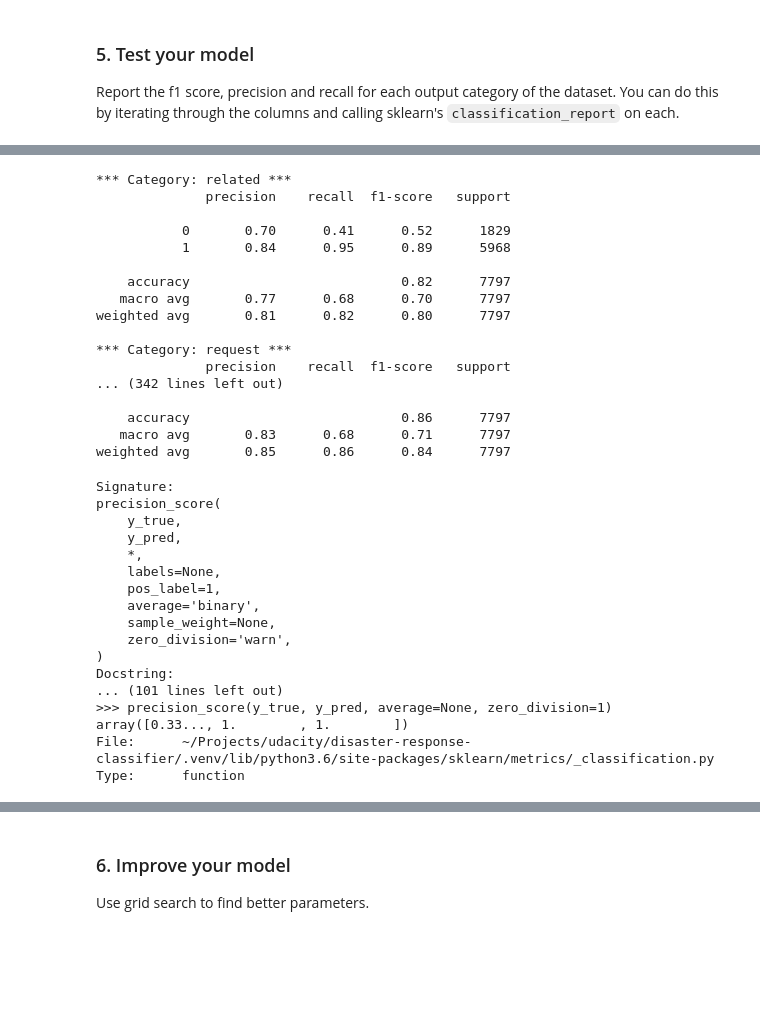
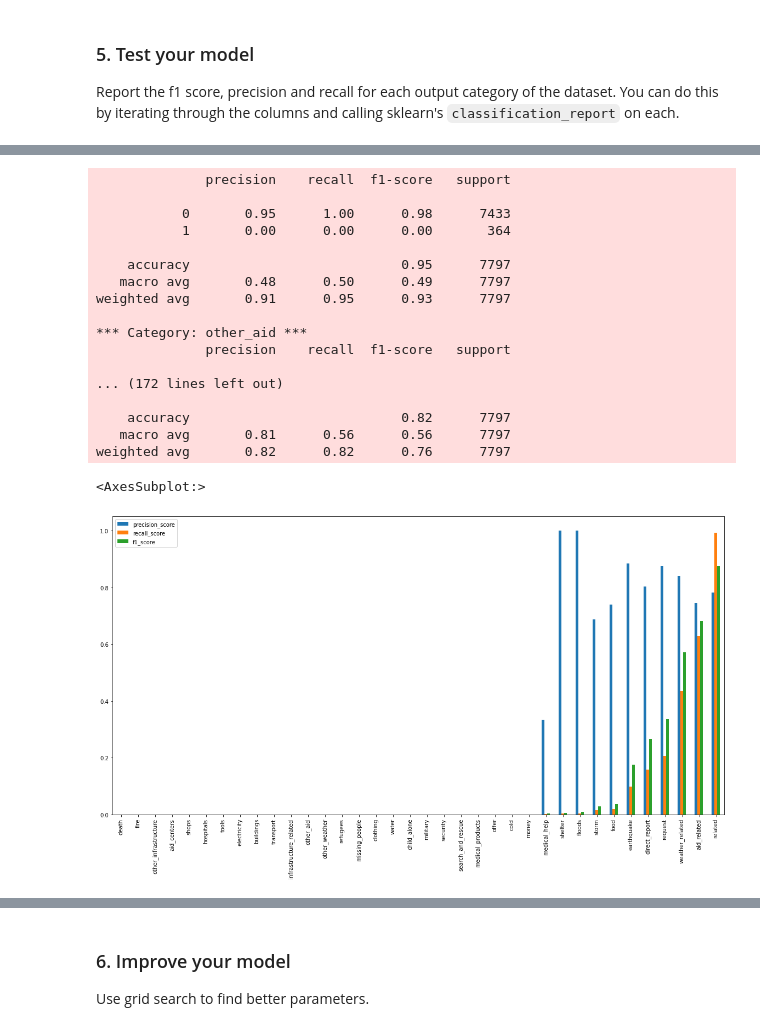
Before and after one commit to guischmitd/disaster-response-classifier, a Jupyter notebook: notebooks/ML Pipeline Preparation.ipynb, the cells around one changed output, grey strips where cells are left out. Drawn from its saved outputs; the diff is of its cells as text; code cells hidden in the pictures; blank space fills up the shorter version.

```diff
--- a/notebooks/ML Pipeline Preparation.ipynb
+++ b/notebooks/ML Pipeline Preparation.ipynb
@@ -157,52 +193,37 @@ y_pred = pipeline.predict(X_test)
 # %%
 for i, col in enumerate(y_test.columns):
         print('*** Category:', col, '***')
-        print(classification_report(y_test[col], y_pred[:, i]))
+        print(classification_report(y_test[col], y_pred[col]))
 # %% [output]
-*** Category: related ***
               precision    recall  f1-score   support
 
-           0       0.70      0.41      0.52      1829
-           1       0.84      0.95      0.89      5968
+           0       0.95      1.00      0.98      7433
+           1       0.00      0.00      0.00       364
+
+    accuracy                           0.95      7797
+   macro avg       0.48      0.50      0.49      7797
+weighted avg       0.91      0.95      0.93      7797
+
+*** Category: other_aid ***
+              precision    recall  f1-score   support
+
+... (172 lines left out)
 
     accuracy                           0.82      7797
-   macro avg       0.77      0.68      0.70      7797
-weighted avg       0.81      0.82      0.80      7797
-
-*** Category: request ***
-              precision    recall  f1-score   support
-... (342 lines left out)
-
-    accuracy                           0.86      7797
-   macro avg       0.83      0.68      0.71      7797
-weighted avg       0.85      0.86      0.84      7797
+   macro avg       0.81      0.56      0.56      7797
+weighted avg       0.82      0.82      0.76      7797
-# %%
-precision_score?
-# %% [output]
-Signature:
-precision_score(
-    y_true,
-    y_pred,
-    *,
-    labels=None,
-    pos_label=1,
-    average='binary',
-    sample_weight=None,
-    zero_division='warn',
-)
-Docstring:
-... (101 lines left out)
->>> precision_score(y_true, y_pred, average=None, zero_division=1)
-array([0.33..., 1.        , 1.        ])
-File:      ~/Projects/udacity/disaster-response-classifier/.venv/lib/python3.6/site-packages/sklearn/metrics/_classification.py
-Type:      function
 # %%
 def eval_metrics_per_category(y_test, y_pred, metrics=[precision_score, recall_score, f1_score, accuracy_score]):
     results = {}
-    for i, col in enumerate(y_test.columns):
+
+    for col in y_test.columns:
         results[col] = {}
         for metric in metrics:
-            results[col].update({metric.__name__ : metric(y_test[col], y_pred[:, i])})
+            results[col].update({metric.__name__ : metric(y_test[col], y_pred[col])})
     return pd.DataFrame(results).T
 
 res = eval_metrics_per_category(y_test, y_pred)
+res[['precision_score', 'recall_score', 'f1_score']].sort_values('f1_score').plot.bar(figsize=(20, 10))
+# %% [output]
+<AxesSubplot:>
+[figure, added]
```
Also changed, not shown: parts of 30 cells of this notebook, 29 other files.
